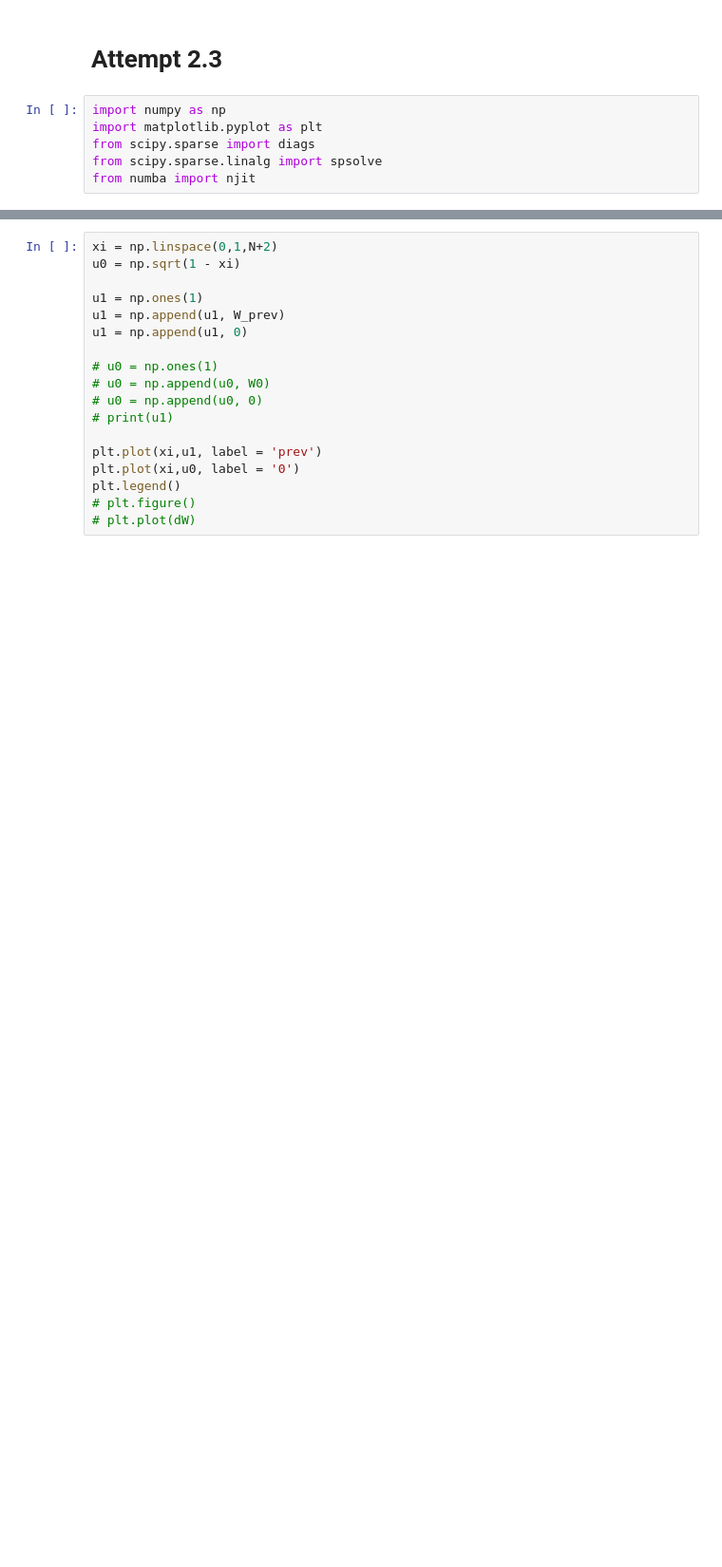
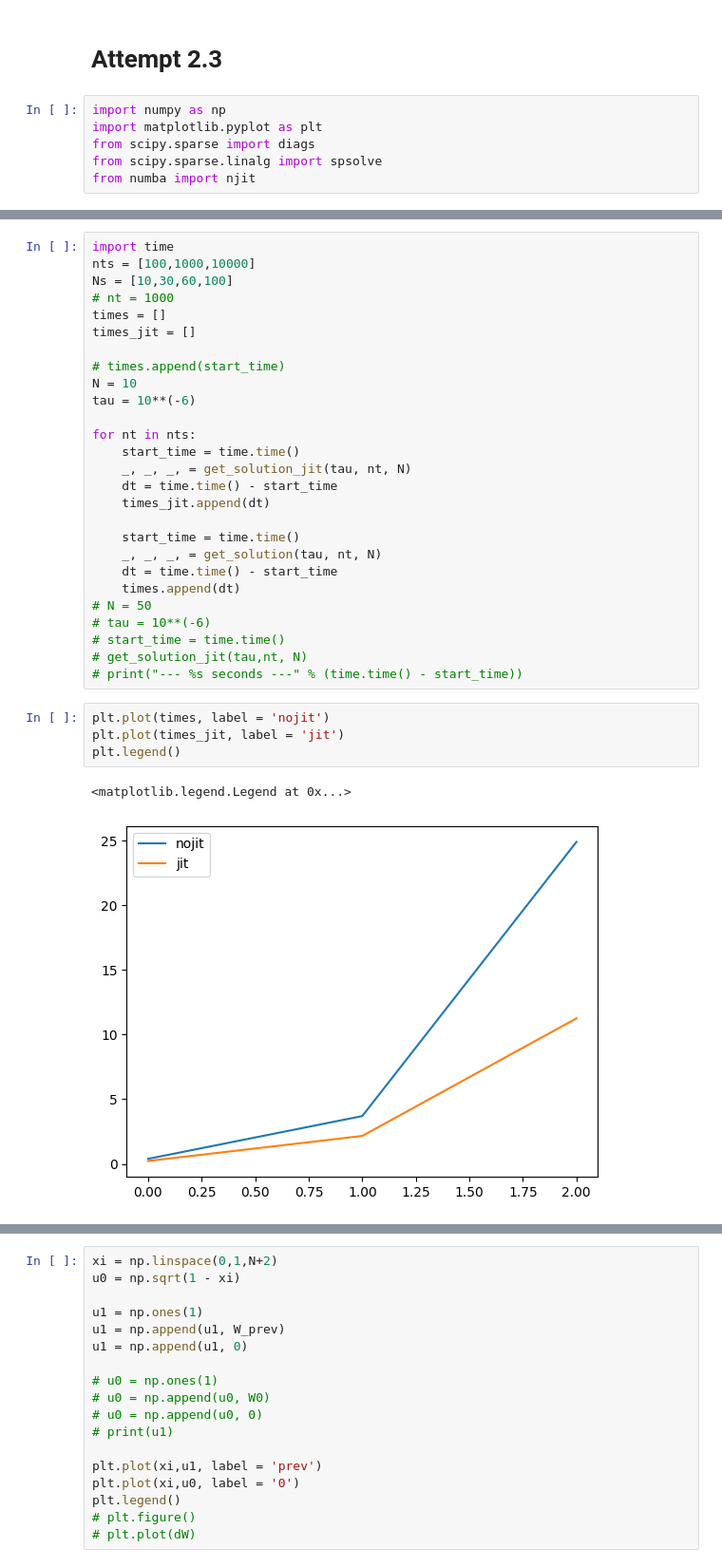
Before and after one commit to dashadem/CO2lovers, a Jupyter notebook: nonlinear.ipynb, the cells around one changed output, grey strips where cells are left out. Shown at 95% size. Cells and saved outputs as stored; diff of their text form; blank space fills up the shorter version.

```diff
--- a/nonlinear.ipynb
+++ b/nonlinear.ipynb
@@ -711,0 +866,34 @@ W_prev, ts, gs = get_solution(tau,nt, N)
+# %%
+import time
+nts = [100,1000,10000]
+Ns = [10,30,60,100]
+# nt = 1000
+times = []
+times_jit = []
+
+# times.append(start_time)
+N = 10
+tau = 10**(-6)
+
+for nt in nts:
+    start_time = time.time()
+    _, _, _, = get_solution_jit(tau, nt, N)
+    dt = time.time() - start_time
+    times_jit.append(dt)
+
+    start_time = time.time()
+    _, _, _, = get_solution(tau, nt, N)
+    dt = time.time() - start_time
+    times.append(dt)
+# N = 50
+# tau = 10**(-6)
+# start_time = time.time()
+# get_solution_jit(tau,nt, N)
+# print("--- %s seconds ---" % (time.time() - start_time))
+# %%
+plt.plot(times, label = 'nojit')
+plt.plot(times_jit, label = 'jit')
+plt.legend()
+# %% [output]
+<matplotlib.legend.Legend at 0x...>
+[figure, added]
```
Also changed, not shown: parts of 8 cells of this notebook.
